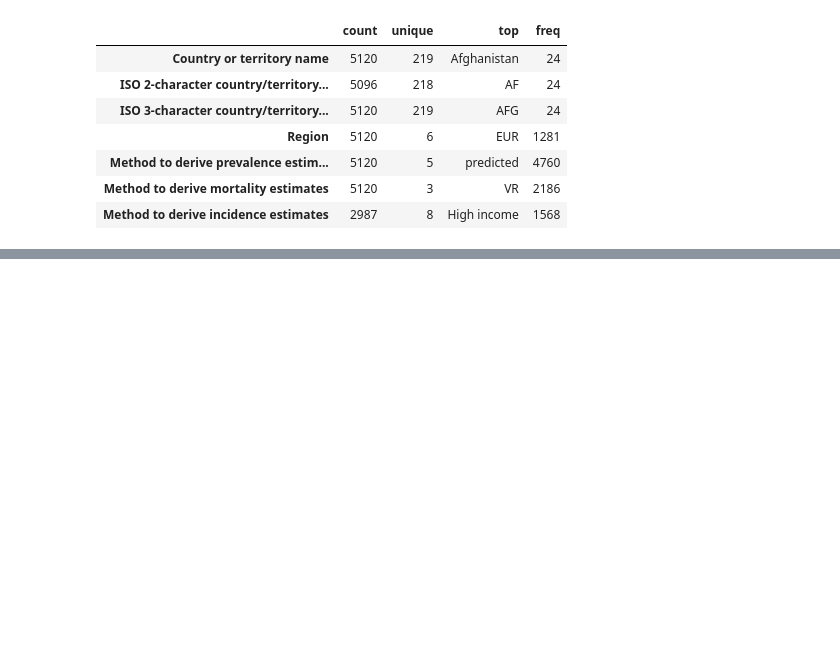
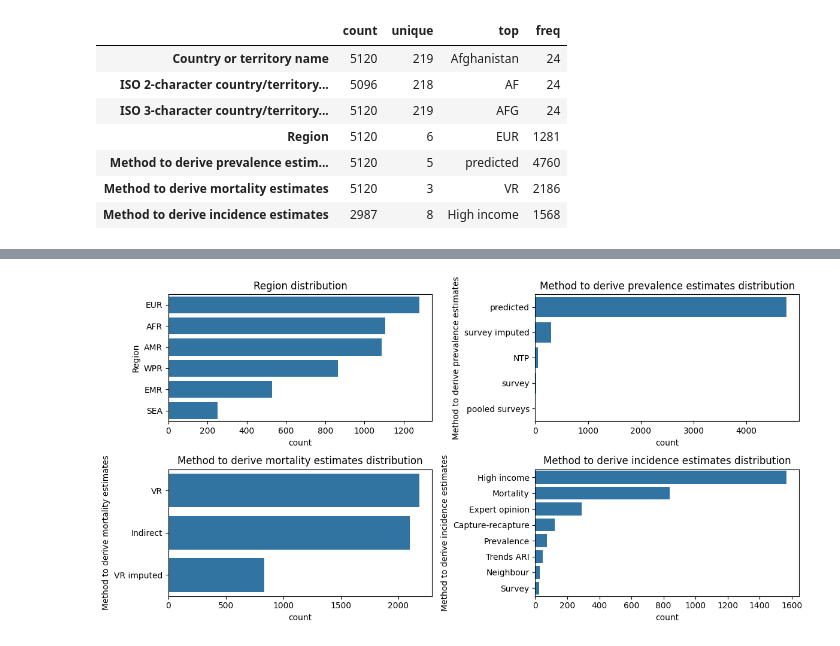
Before and after one commit to murithidenisgitobu/TB-BURDEN-IN-THE-WORLD, a Jupyter notebook: Notebook/TB.ipynb, the cells around one changed output, grey strips where cells are left out. Cells and saved outputs as stored; diff of their text form; code cells hidden in the pictures; blank space fills up the shorter version.

```diff
--- a/Notebook/TB.ipynb
+++ b/Notebook/TB.ipynb
@@ -64,0 +163,9 @@ df.describe(include="O").T
+# %%
+# Select only non-numeric data types
+cat_cols_data = df.select_dtypes(exclude="number")
+
+
+# Print unique counts for each categorical column to identify high cardinality columns
+for col in cat_cols_data.columns:
+    unique_count = len(cat_cols_data[col].unique())
+    print(f"{col}: {unique_count} unique values")
@@ -64,0 +180,28 @@ df.describe(include="O").T
+# %%
+# Drop high-cardinality columns
+cat_cols = cat_cols_data.drop([
+    "Country or territory name",
+    "ISO 2-character country/territory code",
+    "ISO 3-character country/territory code"
+], axis=1)
+
+# Setup grid for subplots
+len_cat_cols = len(cat_cols.columns)
+cols = 2
+rows = math.ceil(len_cat_cols / cols)
+
+plt.figure(figsize=(cols * 6, rows * 3))
+
+for i, column in enumerate(cat_cols.columns, 1):
+    plt.subplot(rows, cols, i)
+
+    # Get sorted order of categories by frequency
+    sorted_order = cat_cols[column].value_counts().index
+
+    sns.countplot(data=cat_cols, y=column, order=sorted_order)
+    plt.title(f"{column} distribution")
+
+plt.tight_layout()
+plt.show()
+# %% [output]
+[figure, added]
```
Also changed, not shown: parts of 10 cells of this notebook.
